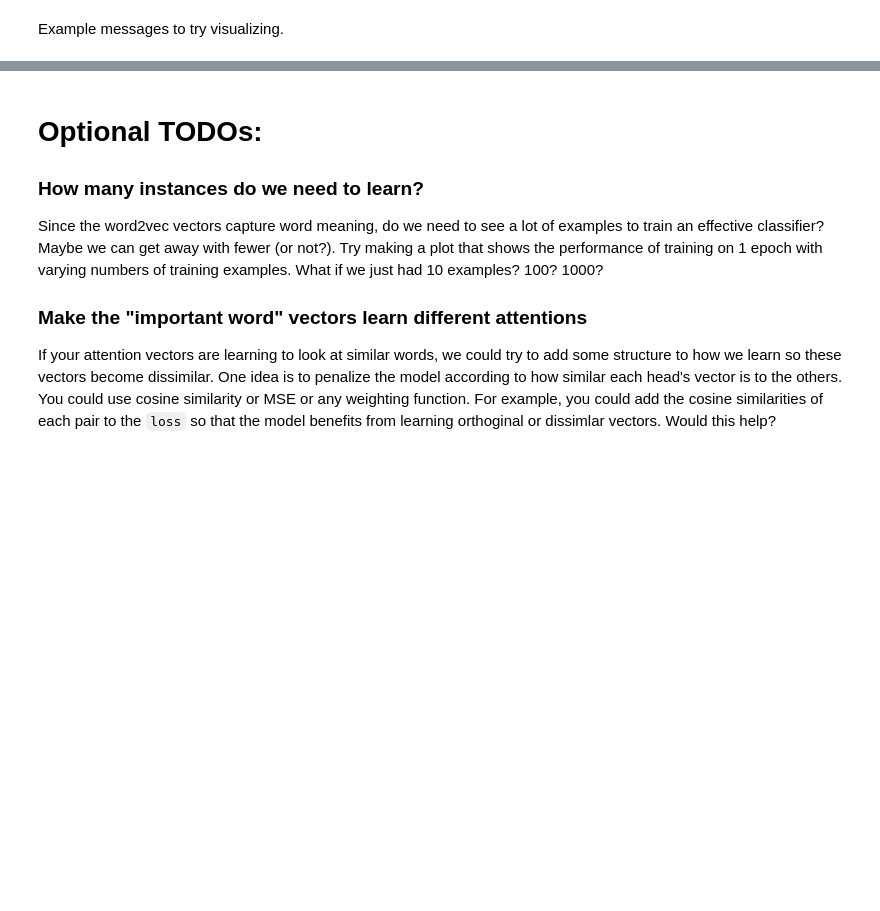
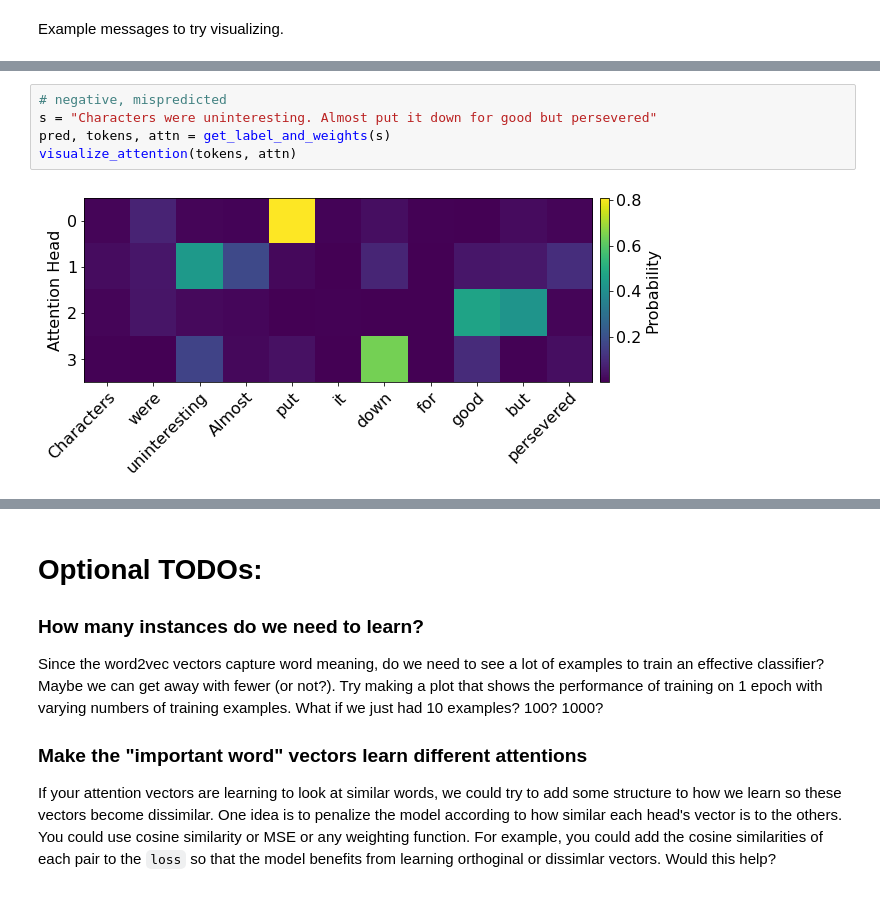
Before and after one commit to josh-ashkinaze/nlp-hw2, a Jupyter notebook: Attention Classifier Pytorch Student.ipynb, the cells around one changed output, grey strips where cells are left out. Cells and saved outputs as stored; diff of their text form; blank space fills up the shorter version.

```diff
--- a/Attention Classifier Pytorch Student.ipynb
+++ b/Attention Classifier Pytorch Student.ipynb
@@ -748,0 +790,7 @@ visualize_attention(tokens, attn)
+# %%
+# negative, mispredicted
+s = "Characters were uninteresting. Almost put it down for good but persevered"
+pred, tokens, attn = get_label_and_weights(s)
+visualize_attention(tokens, attn)
+# %% [output]
+[figure, added]
```
Also changed, not shown: parts of 8 cells of this notebook.
